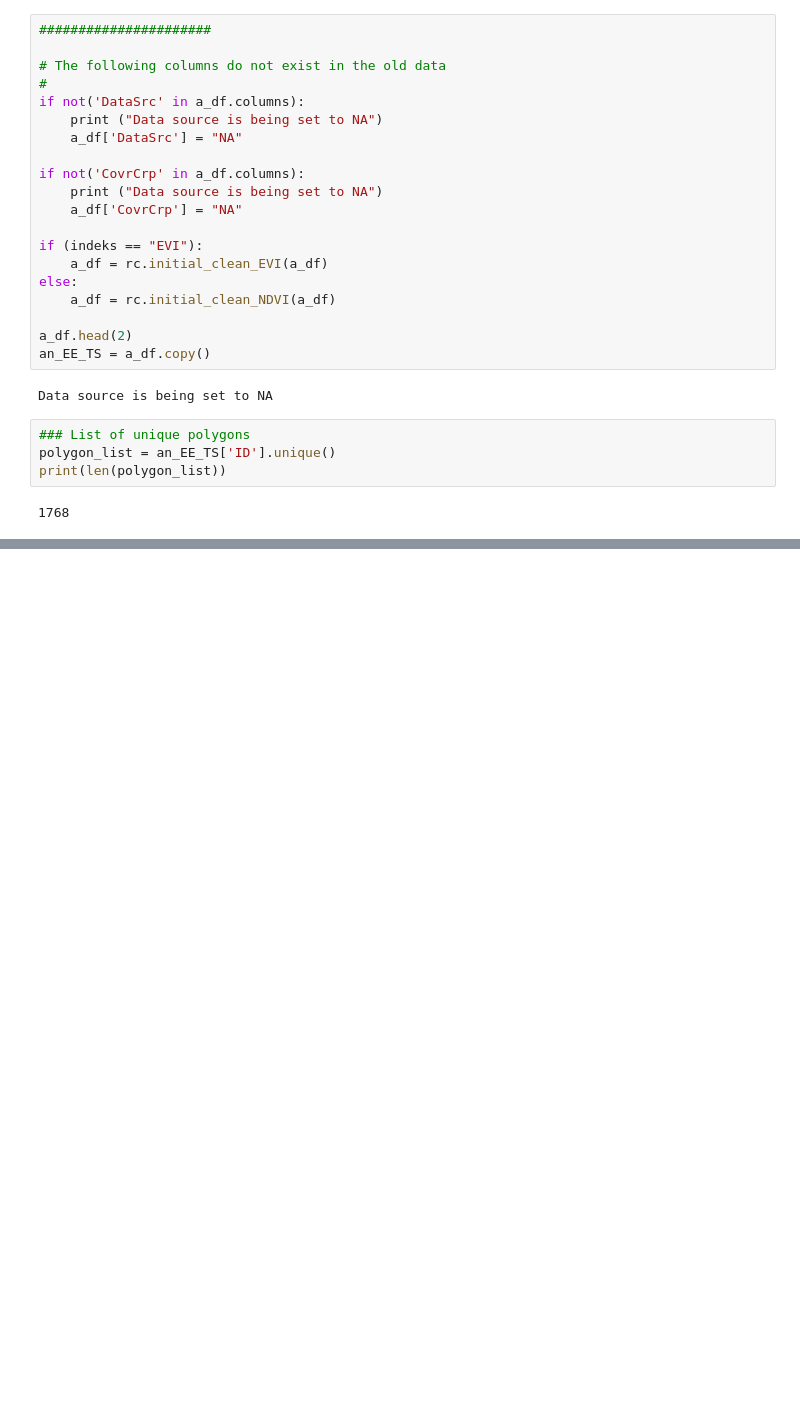
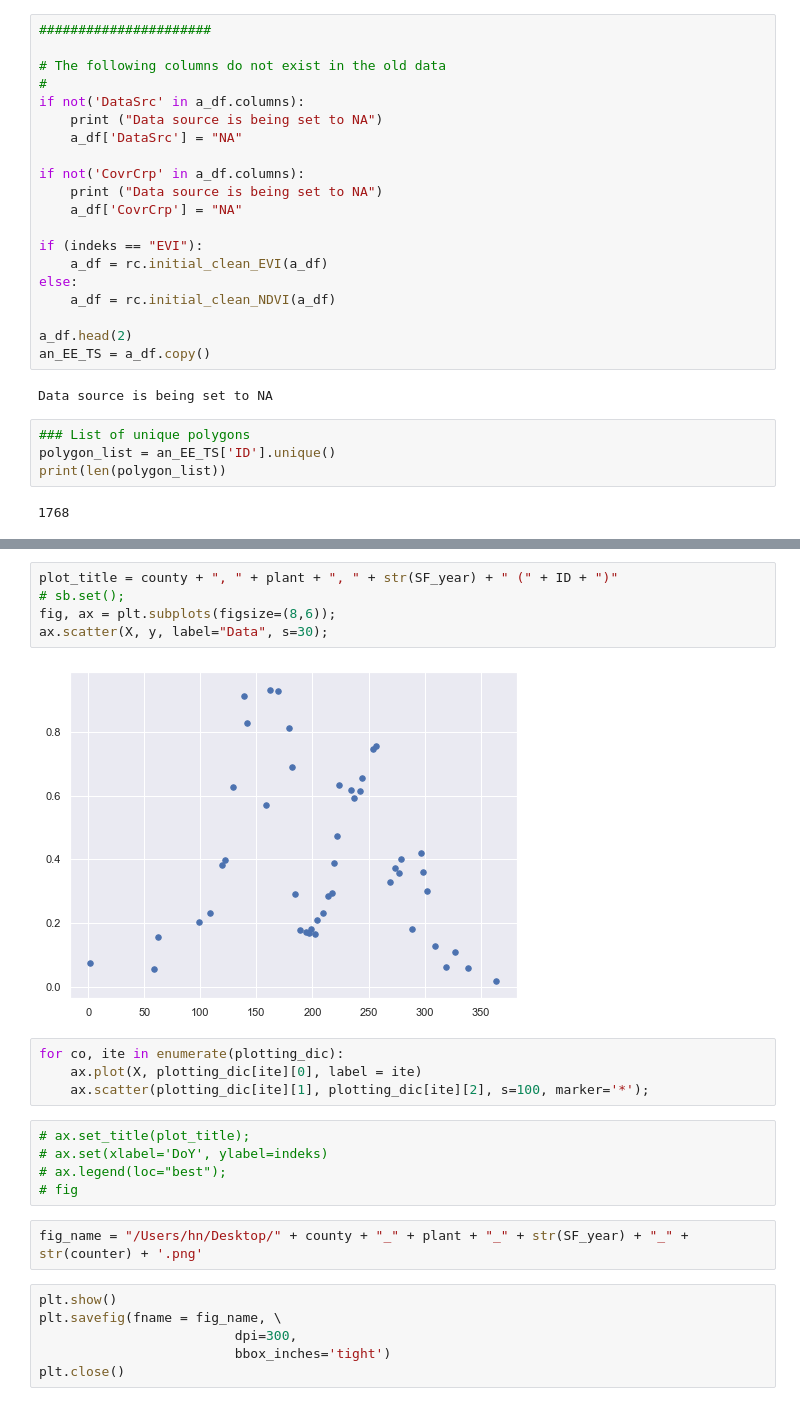
Before and after one commit to sunil21075/Ag, a Jupyter notebook: remote_sensing/python/Local_Jupyter_NoteBooks/panel plots.ipynb, the cells around one changed output, grey strips where cells are left out. Saved outputs shown, nothing was run; the diff lists cells and outputs as text; blank space fills up the shorter version.

```diff
--- a/remote_sensing/python/Local_Jupyter_NoteBooks/panel plots.ipynb
+++ b/remote_sensing/python/Local_Jupyter_NoteBooks/panel plots.ipynb
@@ -172,0 +367,24 @@ print(len(polygon_list))
+# %%
+plot_title = county + ", " + plant + ", " + str(SF_year) + " (" + ID + ")"
+# sb.set();
+fig, ax = plt.subplots(figsize=(8,6));
+ax.scatter(X, y, label="Data", s=30);
+# %% [output]
+[figure, added]
+# %%
+for co, ite in enumerate(plotting_dic):
+    ax.plot(X, plotting_dic[ite][0], label = ite)
+    ax.scatter(plotting_dic[ite][1], plotting_dic[ite][2], s=100, marker='*');
+# %%
+# ax.set_title(plot_title);
+# ax.set(xlabel='DoY', ylabel=indeks)
+# ax.legend(loc="best");
+# fig
+# %%
+fig_name = "/Users/hn/Desktop/" + county + "_" + plant + "_" + str(SF_year) + "_" + str(counter) + '.png'
+# %%
+plt.show()
+plt.savefig(fname = fig_name, \
+                         dpi=300,
+                         bbox_inches='tight')
+plt.close()
```
Also changed, not shown: parts of 13 cells of this notebook, 5 other files.
